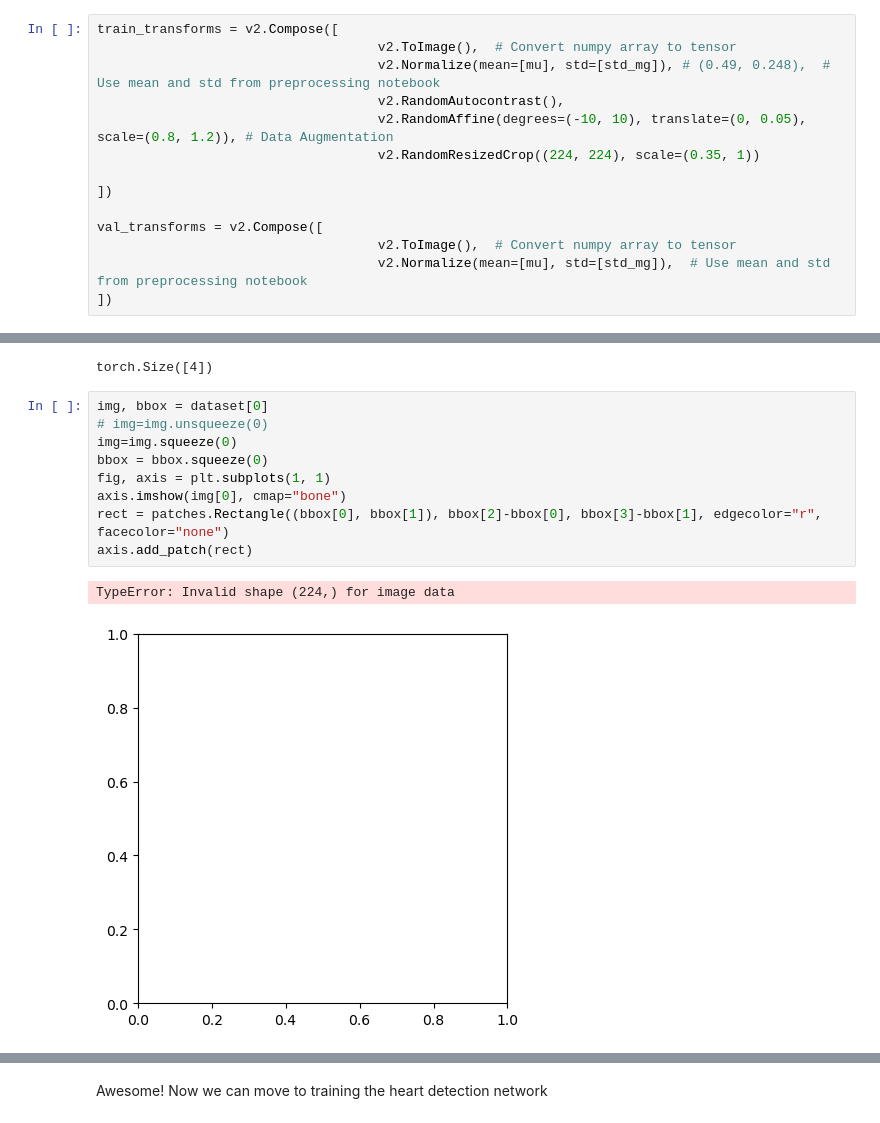
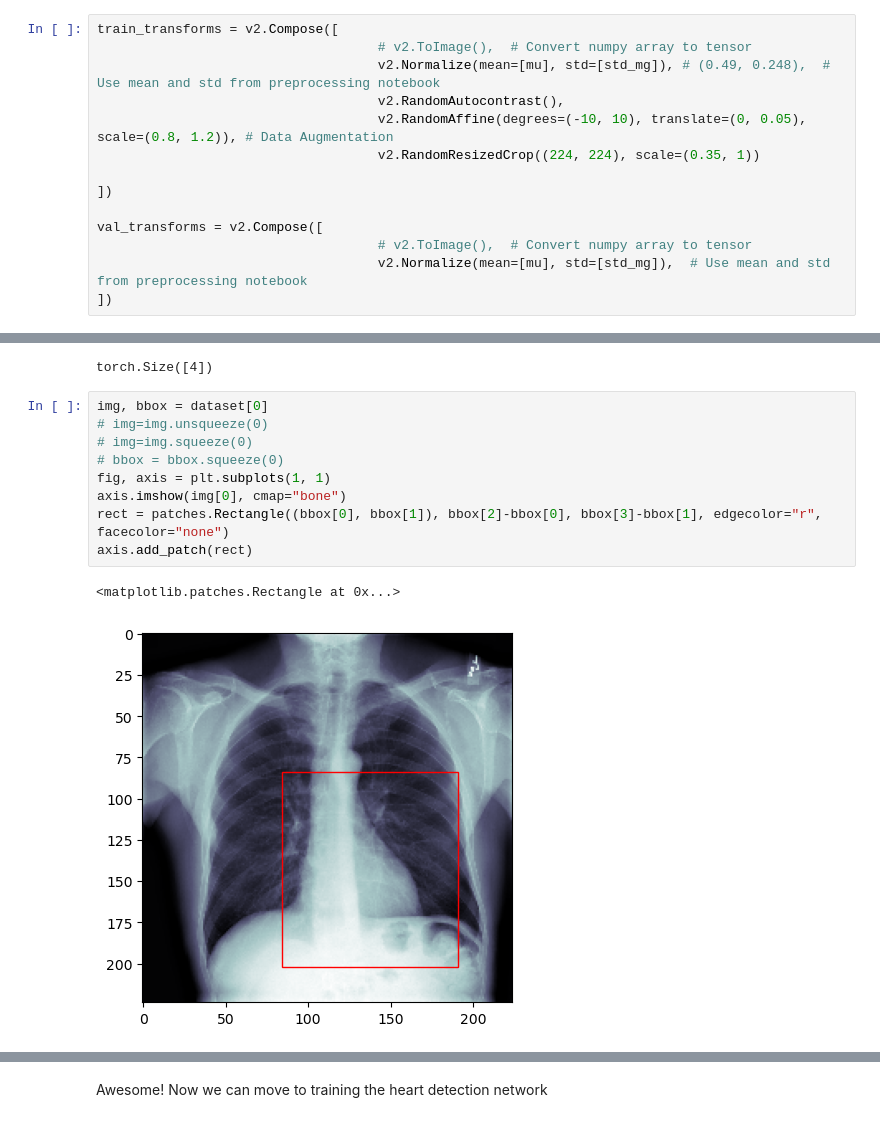
Before and after one commit to mgabr001-git/AI_IN_MEDICAL_IMAGING, a Jupyter notebook: 05-Detection/02-Dataset.ipynb, the cells around one changed output, grey strips where cells are left out. Drawn from its saved outputs; the diff is of its cells as text.

```diff
--- a/05-Detection/02-Dataset.ipynb
+++ b/05-Detection/02-Dataset.ipynb
@@ -133,7 +133,7 @@ import matplotlib.patches as patches
 #         ])
 # %%
 train_transforms = v2.Compose([
-                                    v2.ToImage(),  # Convert numpy array to tensor
+                                    # v2.ToImage(),  # Convert numpy array to tensor
                                     v2.Normalize(mean=[mu], std=[std_mg]), # (0.49, 0.248),  # Use mean and std from preprocessing notebook
                                     v2.RandomAutocontrast(),
                                     v2.RandomAffine(degrees=(-10, 10), translate=(0, 0.05), scale=(0.8, 1.2)), # Data Augmentation
@@ -142,7 +142,7 @@ train_transforms = v2.Compose([
 ])
 
 val_transforms = v2.Compose([
-                                    v2.ToImage(),  # Convert numpy array to tensor
+                                    # v2.ToImage(),  # Convert numpy array to tensor
                                     v2.Normalize(mean=[mu], std=[std_mg]),  # Use mean and std from preprocessing notebook
 ])
 # %%
@@ -169,15 +169,15 @@ torch.Size([4])
 # %%
 img, bbox = dataset[0]
 # img=img.unsqueeze(0)
-img=img.squeeze(0)
-bbox = bbox.squeeze(0)
+# img=img.squeeze(0)
+# bbox = bbox.squeeze(0)
 fig, axis = plt.subplots(1, 1)
 axis.imshow(img[0], cmap="bone")
 rect = patches.Rectangle((bbox[0], bbox[1]), bbox[2]-bbox[0], bbox[3]-bbox[1], edgecolor="r", facecolor="none")
 axis.add_patch(rect)
 # %% [output]
-TypeError: Invalid shape (224,) for image data
+<matplotlib.patches.Rectangle at 0x...>
-[figure, old version]
+[figure, new version]
 # %%
 img, label = dataset[17]
 # img=img.unsqueeze(0)
```
Also changed, not shown: parts of 1 cell of this notebook, 1 other file.
